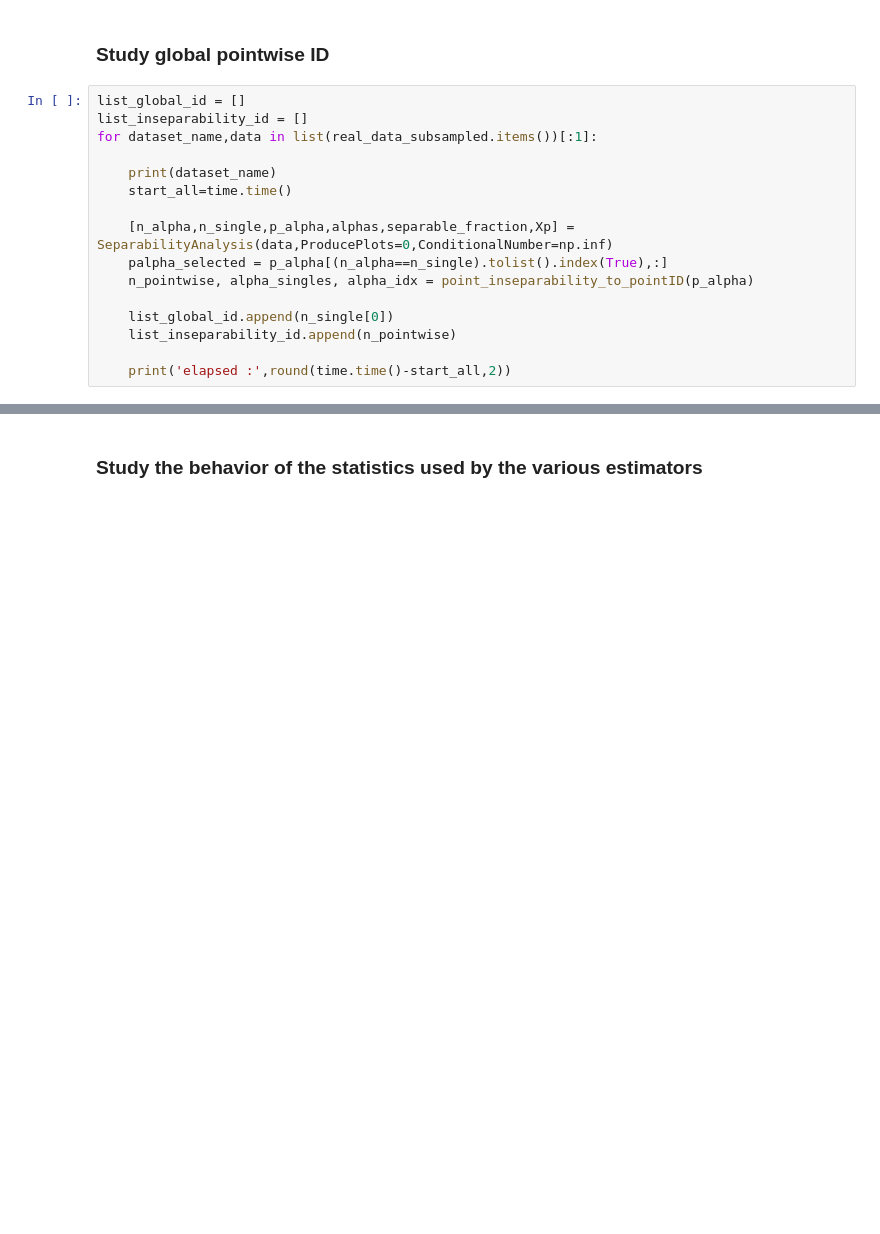
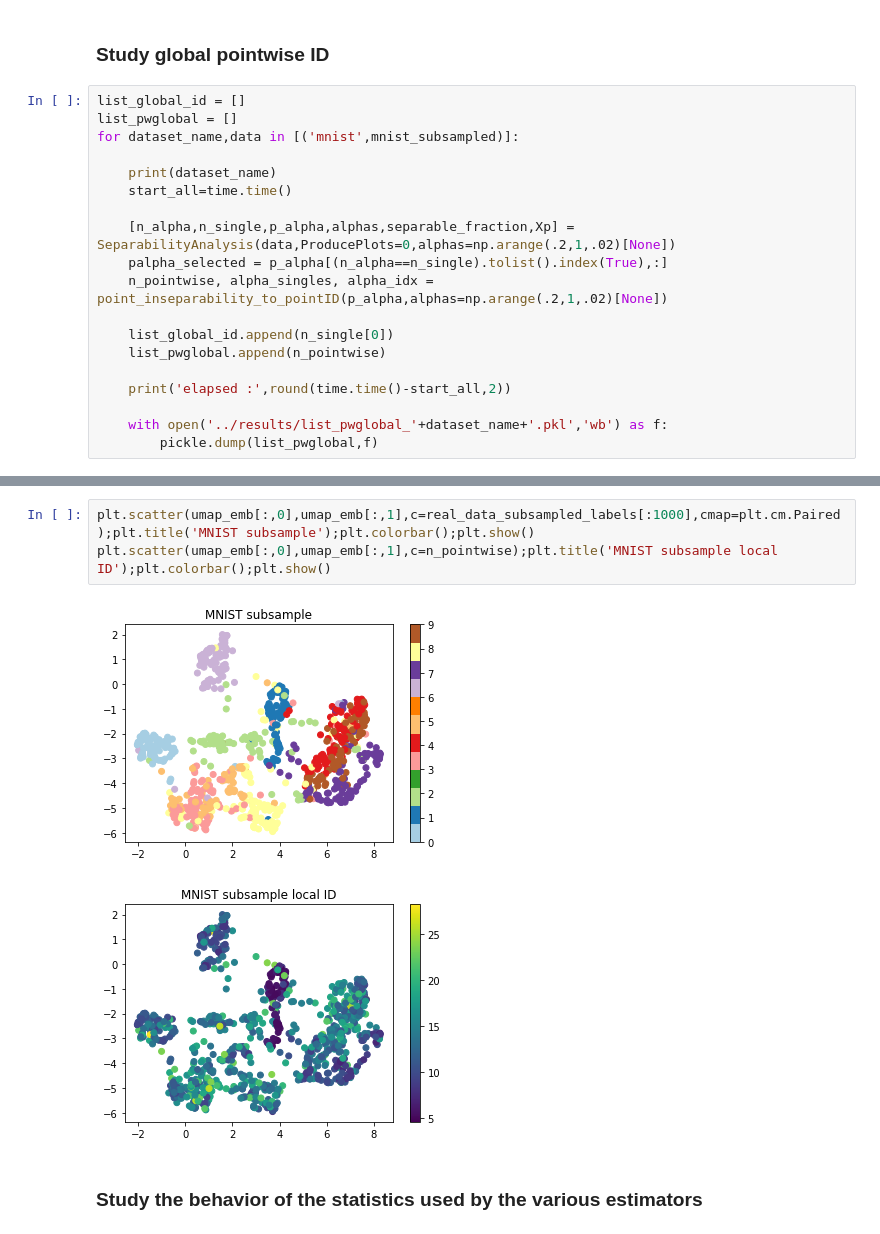
Before and after one commit to j-bac/id-concentration, a Jupyter notebook: notebooks/Test-concentration-estimators-real-data.ipynb, the cells around one changed output, grey strips where cells are left out. Cells and saved outputs as stored; diff of their text form; blank space fills up the shorter version.

```diff
--- a/notebooks/Test-concentration-estimators-real-data.ipynb
+++ b/notebooks/Test-concentration-estimators-real-data.ipynb
@@ -626,17 +651,20 @@ len(res_pw)
 ### Study global pointwise ID
 # %%
 list_global_id = []
-list_inseparability_id = []
-for dataset_name,data in list(real_data_subsampled.items())[:1]:
+list_pwglobal = []
+for dataset_name,data in [('mnist',mnist_subsampled)]:
 
     print(dataset_name)
     start_all=time.time()
 
-    [n_alpha,n_single,p_alpha,alphas,separable_fraction,Xp] = SeparabilityAnalysis(data,ProducePlots=0,ConditionalNumber=np.inf)
+    [n_alpha,n_single,p_alpha,alphas,separable_fraction,Xp] = SeparabilityAnalysis(data,ProducePlots=0,alphas=np.arange(.2,1,.02)[None])
     palpha_selected = p_alpha[(n_alpha==n_single).tolist().index(True),:]
-    n_pointwise, alpha_singles, alpha_idx = point_inseparability_to_pointID(p_alpha)
+    n_pointwise, alpha_singles, alpha_idx = point_inseparability_to_pointID(p_alpha,alphas=np.arange(.2,1,.02)[None])
 
     list_global_id.append(n_single[0])
-    list_inseparability_id.append(n_pointwise)
+    list_pwglobal.append(n_pointwise)
 
     print('elapsed :',round(time.time()-start_all,2))
+
+    with open('../results/list_pwglobal_'+dataset_name+'.pkl','wb') as f:
+        pickle.dump(list_pwglobal,f)
@@ -643,2 +674,8 @@ for dataset_name,data in list(real_data_subsampled.items())[:1]:
+# %%
+plt.scatter(umap_emb[:,0],umap_emb[:,1],c=real_data_subsampled_labels[:1000],cmap=plt.cm.Paired);plt.title('MNIST subsample');plt.colorbar();plt.show()
+plt.scatter(umap_emb[:,0],umap_emb[:,1],c=n_pointwise);plt.title('MNIST subsample local ID');plt.colorbar();plt.show()
+# %% [output]
+[figure, added]
+[figure, added]
 # %% [markdown]
 ### Study the behavior of the statistics used by the various estimators
```
Also changed, not shown: parts of 16 cells of this notebook, 19 other files.
